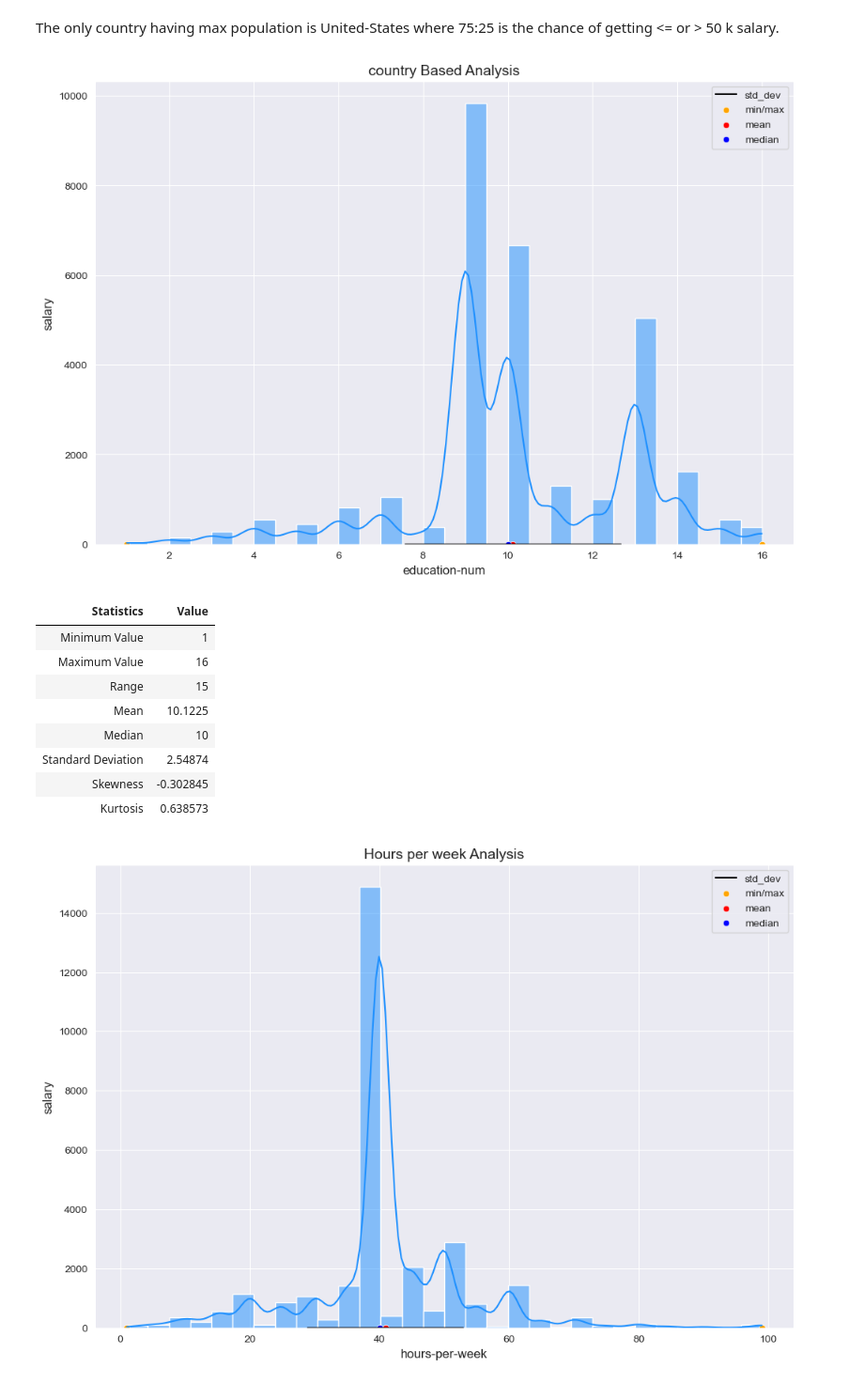
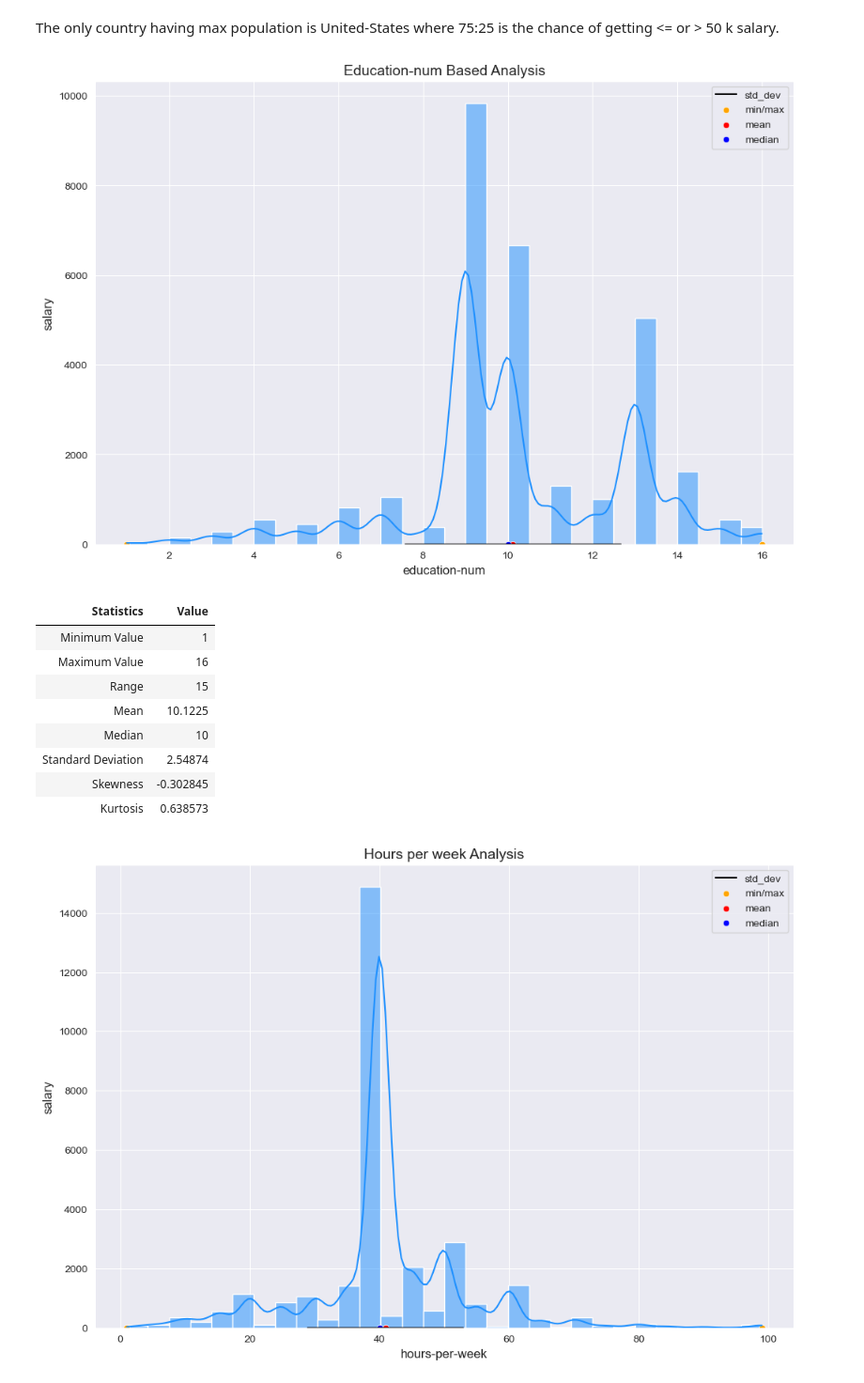
Before and after one commit to Pritamchaudhari5/ML_Internship_Project__Adult_Census_Income_Prediction, a Jupyter notebook: Notebook/EDA_and_model_bulding.ipynb, the cells around one changed output. Shown at 94% size. Drawn from its saved outputs; the diff is of its cells as text; code cells hidden in the pictures.

```diff
--- a/Notebook/EDA_and_model_bulding.ipynb
+++ b/Notebook/EDA_and_model_bulding.ipynb
@@ -308,8 +309,8 @@ for i in range(0, len(cat_col)):
 # %% [output]
 "\nplt.suptitle('Univariate Analysis of Categorical Features', fontsize=20, fontweight='bold', alpha=0.8, y=1.)\nfor i in range(0, len(cat_col)):\n    plt.figure(figsize=(40, 50))\n    plt.subplot(8,  ...
 # %%
-for i in categorical_columns:
-    df[i] = df[i].astype('category')
+# for i in categorical_columns:
+  #  df[i] = df[i].astype('category')
 # %%
 df.corr()
 # %% [output]
@@ -406,9 +415,9 @@ plot_cat(df, 'country', 'country', 'salary', 'Country based analysis')
 # %% [markdown]
 The only country having max population is United-States where 75:25 is the chance of getting <= or > 50 k salary.
 # %%
-plot_dist(df,'education-num','education-num','salary','country Based Analysis')
+plot_dist(df,'education-num','education-num','salary','Education-num Based Analysis')
 # %% [output]
-[figure, old version]
+[figure, new version]
 | Statistics | Value |
 | Minimum Value | 1 |
 | Maximum Value | 16 |
```
Also changed, not shown: parts of 39 cells of this notebook, 2 other files.
